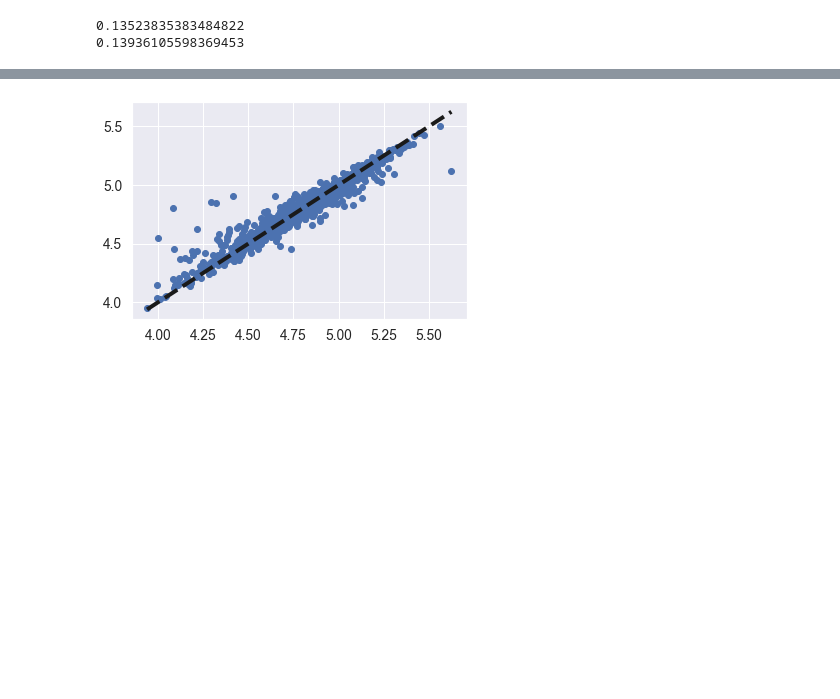
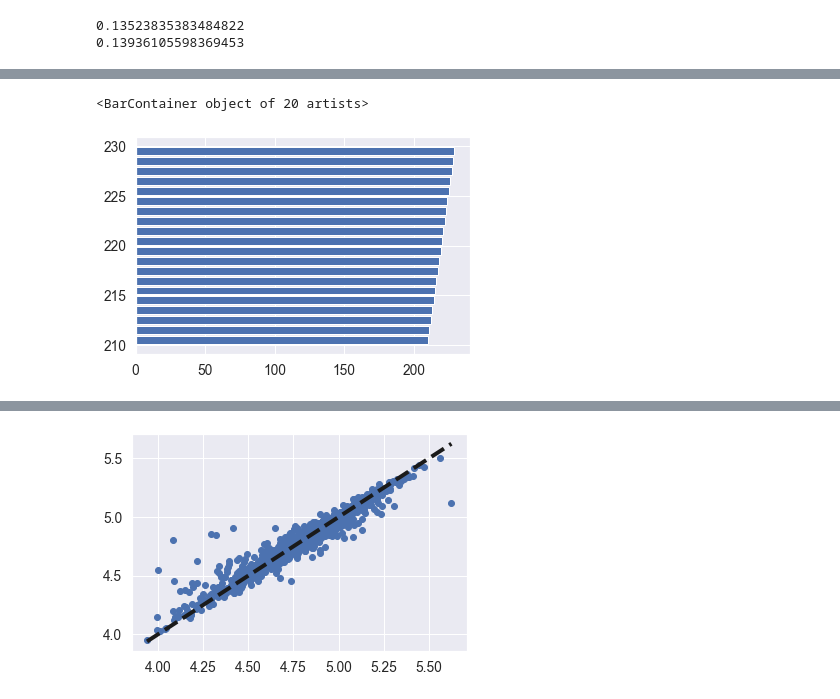
Before and after one commit to oscar-dif/ExamProject, a Jupyter notebook: house_prices.ipynb, the cells around one changed output, grey strips where cells are left out. Saved outputs shown, nothing was run; the diff lists cells and outputs as text; code cells hidden in the pictures; blank space fills up the shorter version.

```diff
--- a/house_prices.ipynb
+++ b/house_prices.ipynb
@@ -607,0 +687,9 @@ print(rmse_test)
+# %%
+feature_importance = reg.feature_importances_
+sorted_idx = np.argsort(feature_importance)
+sorted_idx.shape[0]
+pos = np.arange(sorted_idx.shape[0]) + 0.5
+plt.barh(pos[::-1][:20], feature_importance[sorted_idx].argsort()[::-1][:20], align="center")
+# %% [output]
+<BarContainer object of 20 artists>
+[figure, added]
```
Also changed, not shown: parts of 6 cells of this notebook.
